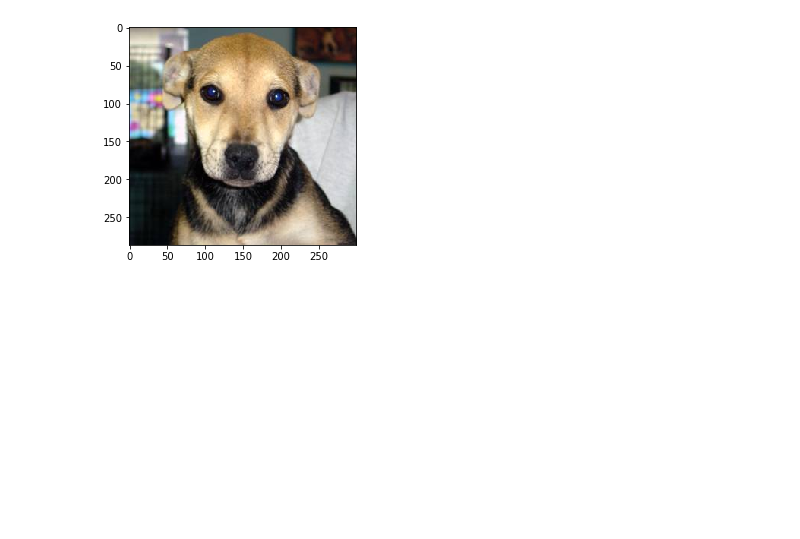
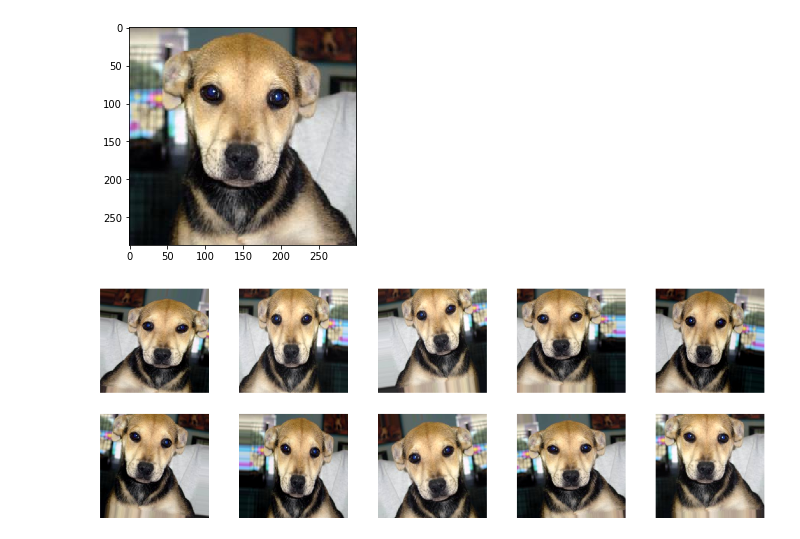
Before and after one commit to SmBito/AI_Keras, a Jupyter notebook: 03_Data_Augmentation/03_Data_Augmentation.ipynb, the cells around one changed output. Cells and saved outputs as stored; diff of their text form; code cells hidden in the pictures; blank space fills up the shorter version.

```diff
--- a/03_Data_Augmentation/03_Data_Augmentation.ipynb
+++ b/03_Data_Augmentation/03_Data_Augmentation.ipynb
@@ -51,3 +51,8 @@ aug_iter = gen.flow(image)
 # %%
 # Get 10 samples of augmented images
 aug_images = [next(aug_iter)[0].astype(np.uint8) for i in range(10)]
+# %%
+# Augmented images
+plots(aug_images, figsize=(20,7), rows=2)
+# %% [output]
+[figure, added]
```
Also changed, not shown: 1 other file.
